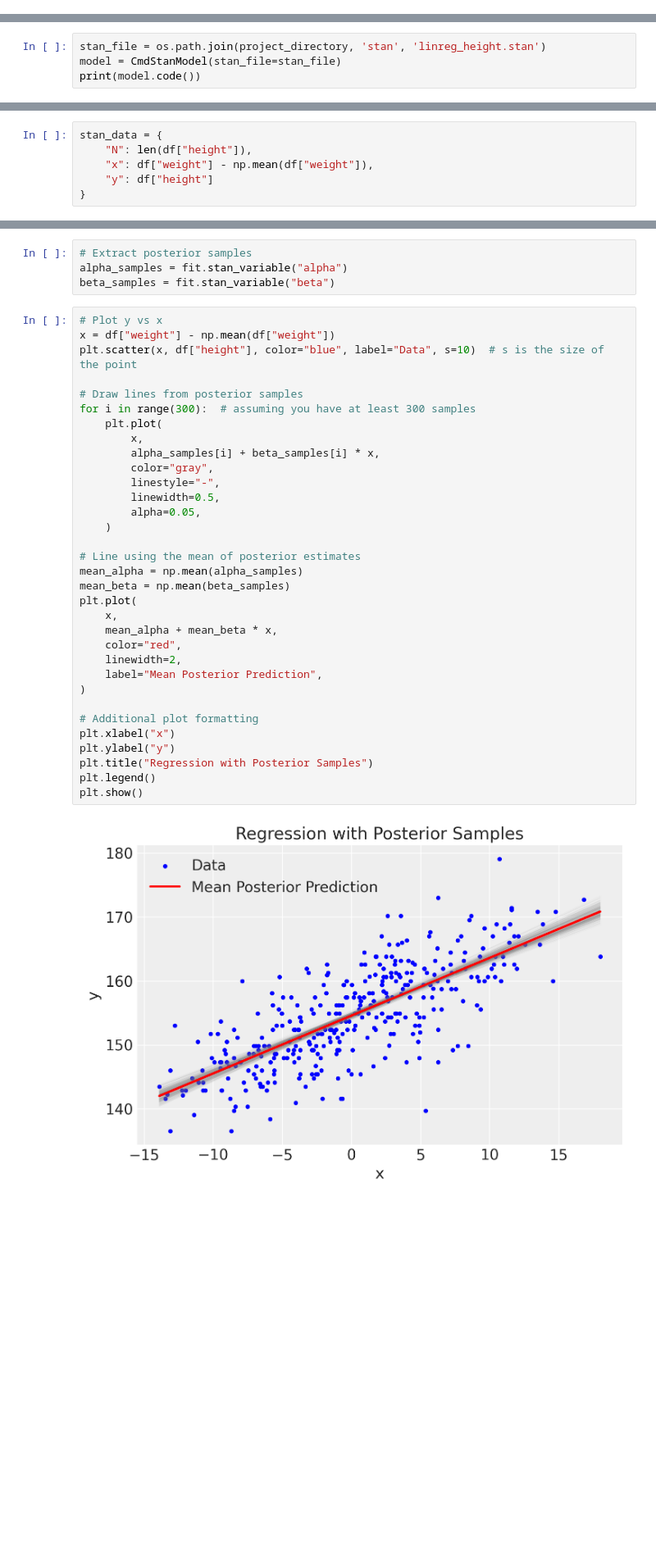
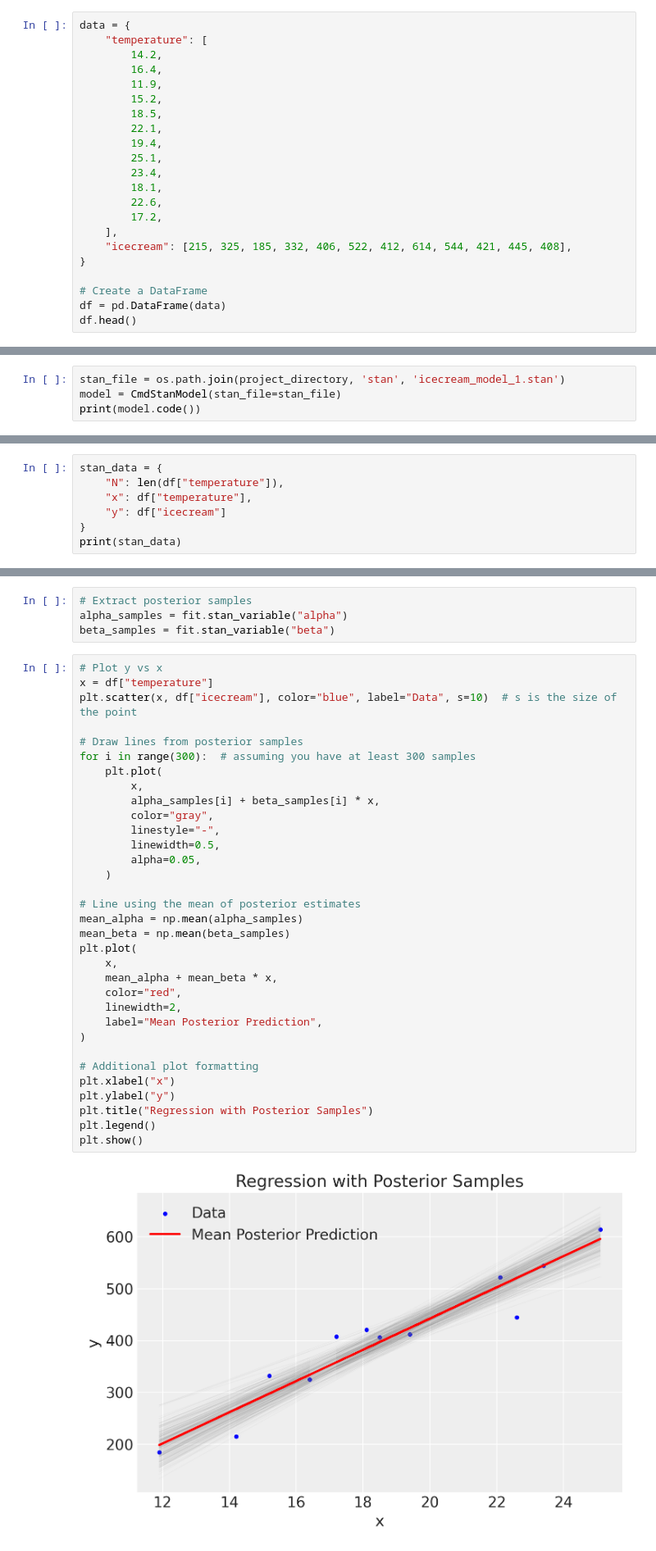
Before and after one commit to ccaudek/ds4p, a Jupyter notebook: _build/jupyter_execute/chapter_5/05_03_reglin_bayesian.ipynb, the cells around one changed output, grey strips where cells are left out. Shown at 82% size. Drawn from its saved outputs; the diff is of its cells as text; blank space fills up the shorter version.

```diff
--- a/_build/jupyter_execute/chapter_5/05_03_reglin_bayesian.ipynb
+++ b/_build/jupyter_execute/chapter_5/05_03_reglin_bayesian.ipynb
@@ -94,0 +27,22 @@ L'analisi bayesiana del modello di regressione lineare ci consente di specificar
+# %%
+data = {
+    "temperature": [
+        14.2,
+        16.4,
+        11.9,
+        15.2,
+        18.5,
+        22.1,
+        19.4,
+        25.1,
+        23.4,
+        18.1,
+        22.6,
+        17.2,
+    ],
+    "icecream": [215, 325, 185, 332, 406, 522, 412, 614, 544, 421, 445, 408],
+}
+
+# Create a DataFrame
+df = pd.DataFrame(data)
+df.head()
@@ -97,5 +112,5 @@ Il codice Stan che implementa il modello precedente è contenuto nel file `linre
 # %%
-stan_file = os.path.join(project_directory, 'stan', 'linreg_height.stan')
+stan_file = os.path.join(project_directory, 'stan', 'icecream_model_1.stan')
 model = CmdStanModel(stan_file=stan_file)
 print(model.code())
 # %% [output]
@@ -123,6 +140,7 @@ Sistemiamo i dati in un dizionario come richiesto del modello Stan.
 # %%
 stan_data = {
-    "N": len(df["height"]),
-    "x": df["weight"] - np.mean(df["weight"]),
-    "y": df["height"]
+    "N": len(df["temperature"]),
+    "x": df["temperature"],
+    "y": df["icecream"]
 }
+print(stan_data)
@@ -187,38 +238,38 @@ alpha_samples = fit.stan_variable("alpha")
 beta_samples = fit.stan_variable("beta")
 # %%
 # Plot y vs x
-x = df["weight"] - np.mean(df["weight"])
-plt.scatter(x, df["height"], color="blue", label="Data", s=10)  # s is the size of the point
+x = df["temperature"]
+plt.scatter(x, df["icecream"], color="blue", label="Data", s=10)  # s is the size of the point
 
 # Draw lines from posterior samples
 for i in range(300):  # assuming you have at least 300 samples
     plt.plot(
         x,
         alpha_samples[i] + beta_samples[i] * x,
         color="gray",
         linestyle="-",
         linewidth=0.5,
         alpha=0.05,
     )
 
 # Line using the mean of posterior estimates
 mean_alpha = np.mean(alpha_samples)
 mean_beta = np.mean(beta_samples)
 plt.plot(
     x,
     mean_alpha + mean_beta * x,
     color="red",
     linewidth=2,
     label="Mean Posterior Prediction",
 )
 
 # Additional plot formatting
 plt.xlabel("x")
 plt.ylabel("y")
 plt.title("Regression with Posterior Samples")
 plt.legend()
 plt.show()
 # %% [output]
-[figure, old version]
+[figure, new version]
 # %% [markdown]
 Le numerose linee di regressione presenti nel grafico visualizzano la nostra incertezza riguardo l'inclinazione esatta della linea di regressione principale. Tuttavia, il grafico mostra chiaramente che questa incertezza è minima.
```
Also changed, not shown: parts of 39 cells of this notebook, 7 other files.
